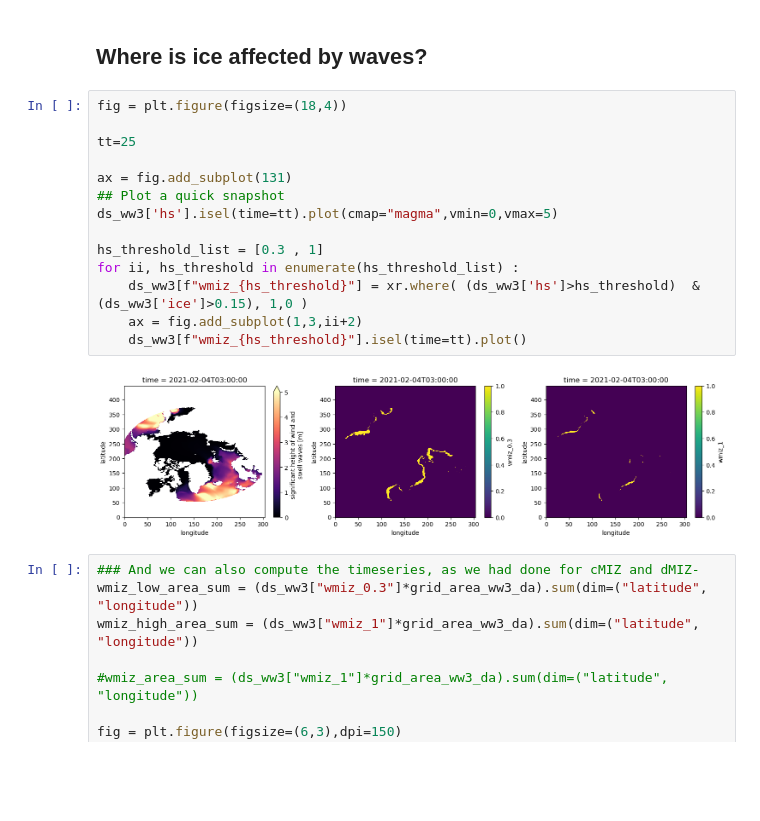
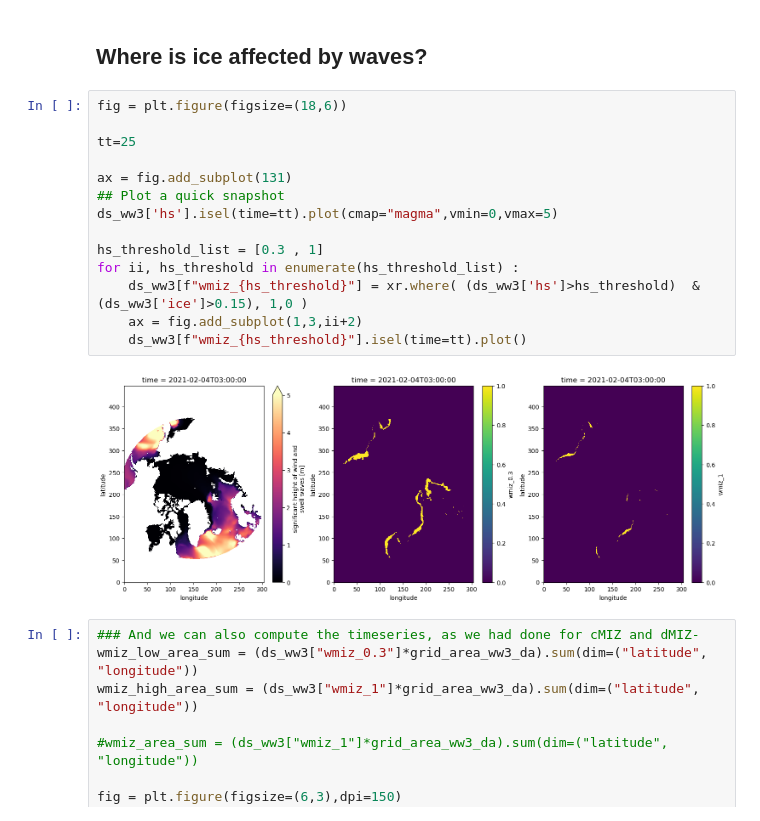
Before and after one commit to sasip-climate/notebooks-nextsim-workshop2025, a Jupyter notebook: tutorial_ww3-nextsim.ipynb, the cells around one changed output. Saved outputs shown, nothing was run; the diff lists cells and outputs as text; blank space fills up the shorter version.

```diff
--- a/tutorial_ww3-nextsim.ipynb
+++ b/tutorial_ww3-nextsim.ipynb
@@ -413,21 +413,21 @@ The rest is very similar to what we did with ds_nxm
 # %% [markdown]
 ## Where is ice affected by waves?
 # %%
-fig = plt.figure(figsize=(18,4))
+fig = plt.figure(figsize=(18,6))
 
 tt=25
 
 ax = fig.add_subplot(131)
 ## Plot a quick snapshot
 ds_ww3['hs'].isel(time=tt).plot(cmap="magma",vmin=0,vmax=5)
 
 hs_threshold_list = [0.3 , 1]
 for ii, hs_threshold in enumerate(hs_threshold_list) :
     ds_ww3[f"wmiz_{hs_threshold}"] = xr.where( (ds_ww3['hs']>hs_threshold)  & (ds_ww3['ice']>0.15), 1,0 )
     ax = fig.add_subplot(1,3,ii+2)
     ds_ww3[f"wmiz_{hs_threshold}"].isel(time=tt).plot()
 # %% [output]
-[figure, old version]
+[figure, new version]
 # %%
 ### And we can also compute the timeseries, as we had done for cMIZ and dMIZ-
 wmiz_low_area_sum = (ds_ww3["wmiz_0.3"]*grid_area_ww3_da).sum(dim=("latitude", "longitude"))
```
Also changed, not shown: parts of 2 cells of this notebook.
